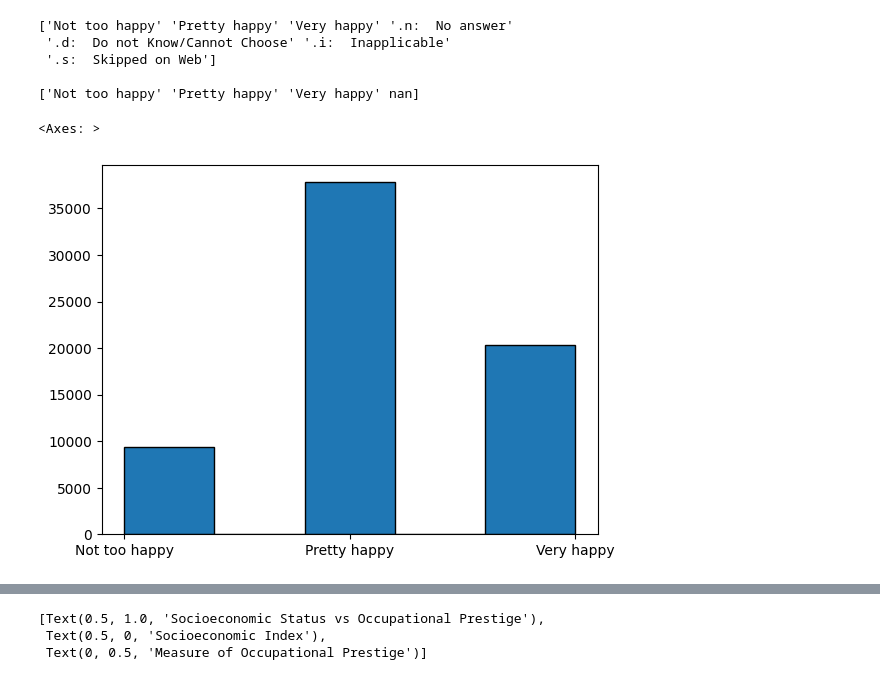
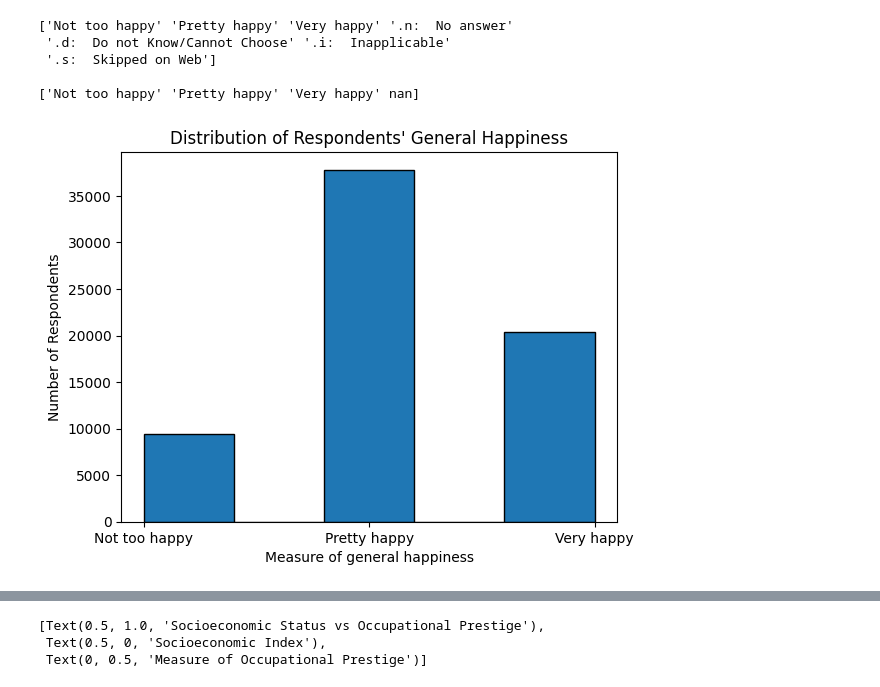
Before and after one commit to phipyao/ds3001-project_gss, a Jupyter notebook: project.ipynb, the cells around one changed output, grey strips where cells are left out. Saved outputs shown, nothing was run; the diff lists cells and outputs as text; code cells hidden in the pictures.

Commit message:
added titles to histograms/barplots and a kde graph

```diff
--- a/project.ipynb
+++ b/project.ipynb
@@ -88,9 +101,15 @@ print(df[var].unique(),'\n')
 ['Not too happy' 'Pretty happy' 'Very happy' nan]
 # %%
 df['happy'].hist(bins=5, grid=False, edgecolor='Black')
+
+plt.title('Distribution of Respondents\' General Happiness')
+
+plt.xlabel('Measure of general happiness')
+plt.ylabel('Number of Respondents')
+
+plt.show()
 # %% [output]
-<Axes: >
-[figure, old version]
+[figure, new version]
 # %%
 # cleaned prestige associated with the respondent's occupation
 var = 'prestg10'
```
Also changed, not shown: parts of 8 cells of this notebook.
